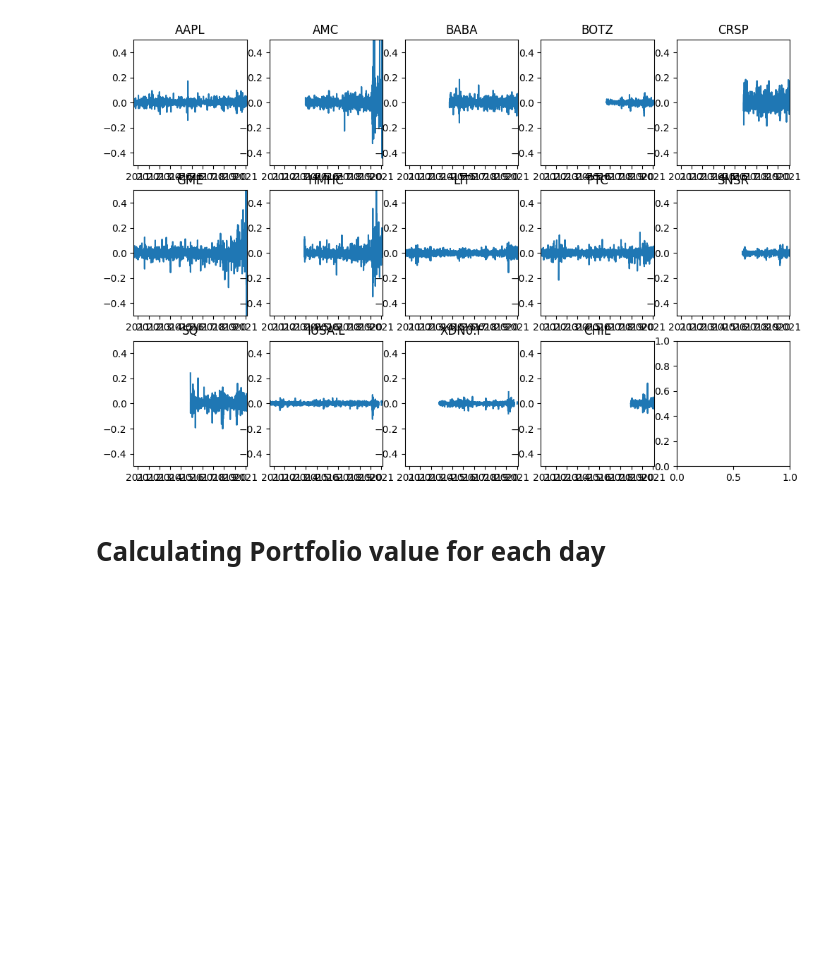
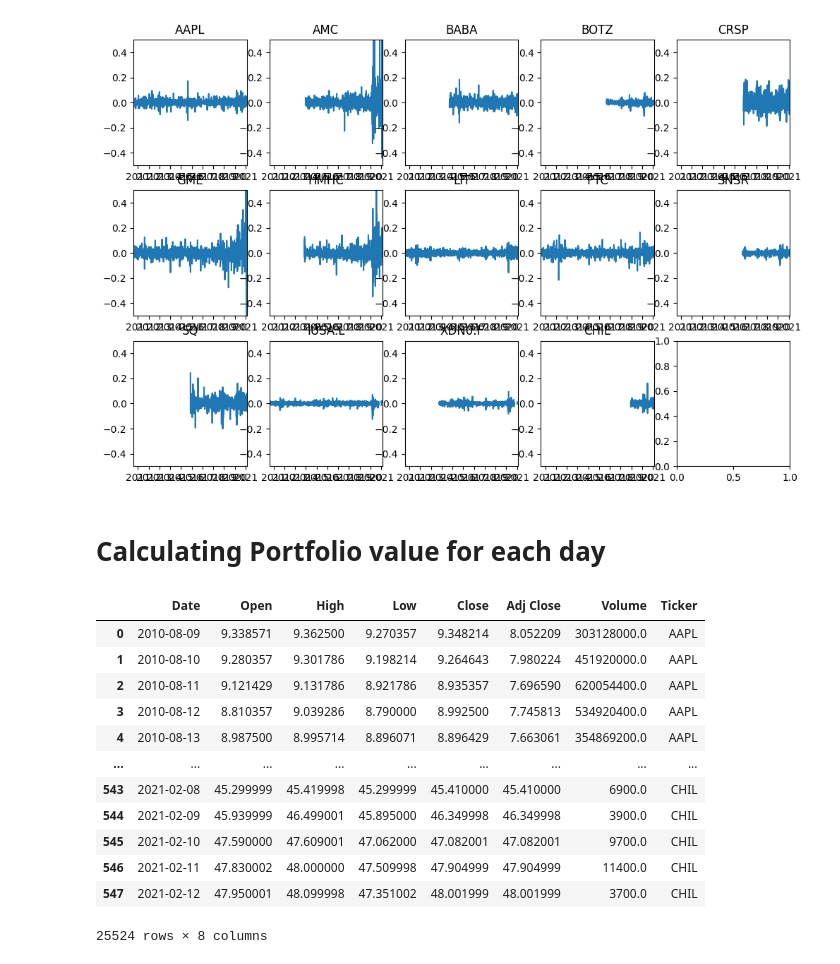
Before and after one commit to anuragr81/pioneers, a Jupyter notebook: Show_Portfolio.ipynb, the cells around one changed output. Cells and saved outputs as stored; diff of their text form; code cells hidden in the pictures; blank space fills up the shorter version.

```diff
--- a/Show_Portfolio.ipynb
+++ b/Show_Portfolio.ipynb
@@ -86,3 +87,19 @@ for x,y in product(range(0,nx),range(0,ny)):
 [figure]
 # %% [markdown]
 # Calculating Portfolio value for each day
+# %%
+portfolio_tickers_df
+# %% [output]
+|  | Date | Open | High | Low | Close | Adj Close | Volume | Ticker |
+| 0 | 2010-08-09 | 9.338571 | 9.362500 | 9.270357 | 9.348214 | 8.052209 | 303128000.0 | AAPL |
+| 1 | 2010-08-10 | 9.280357 | 9.301786 | 9.198214 | 9.264643 | 7.980224 | 451920000.0 | AAPL |
+| 2 | 2010-08-11 | 9.121429 | 9.131786 | 8.921786 | 8.935357 | 7.696590 | 620054400.0 | AAPL |
+| 3 | 2010-08-12 | 8.810357 | 9.039286 | 8.790000 | 8.992500 | 7.745813 | 534920400.0 | AAPL |
+| 4 | 2010-08-13 | 8.987500 | 8.995714 | 8.896071 | 8.896429 | 7.663061 | 354869200.0 | AAPL |
+| ... | ... | ... | ... | ... | ... | ... | ... | ... |
+| 543 | 2021-02-08 | 45.299999 | 45.419998 | 45.299999 | 45.410000 | 45.410000 | 6900.0 | CHIL |
+| 544 | 2021-02-09 | 45.939999 | 46.499001 | 45.895000 | 46.349998 | 46.349998 | 3900.0 | CHIL |
+| 545 | 2021-02-10 | 47.590000 | 47.609001 | 47.062000 | 47.082001 | 47.082001 | 9700.0 | CHIL |
+| 546 | 2021-02-11 | 47.830002 | 48.000000 | 47.509998 | 47.904999 | 47.904999 | 11400.0 | CHIL |
+| 547 | 2021-02-12 | 47.950001 | 48.099998 | 47.351002 | 48.001999 | 48.001999 | 3700.0 | CHIL |
+25524 rows × 8 columns
```
Also changed, not shown: parts of 7 cells of this notebook.
